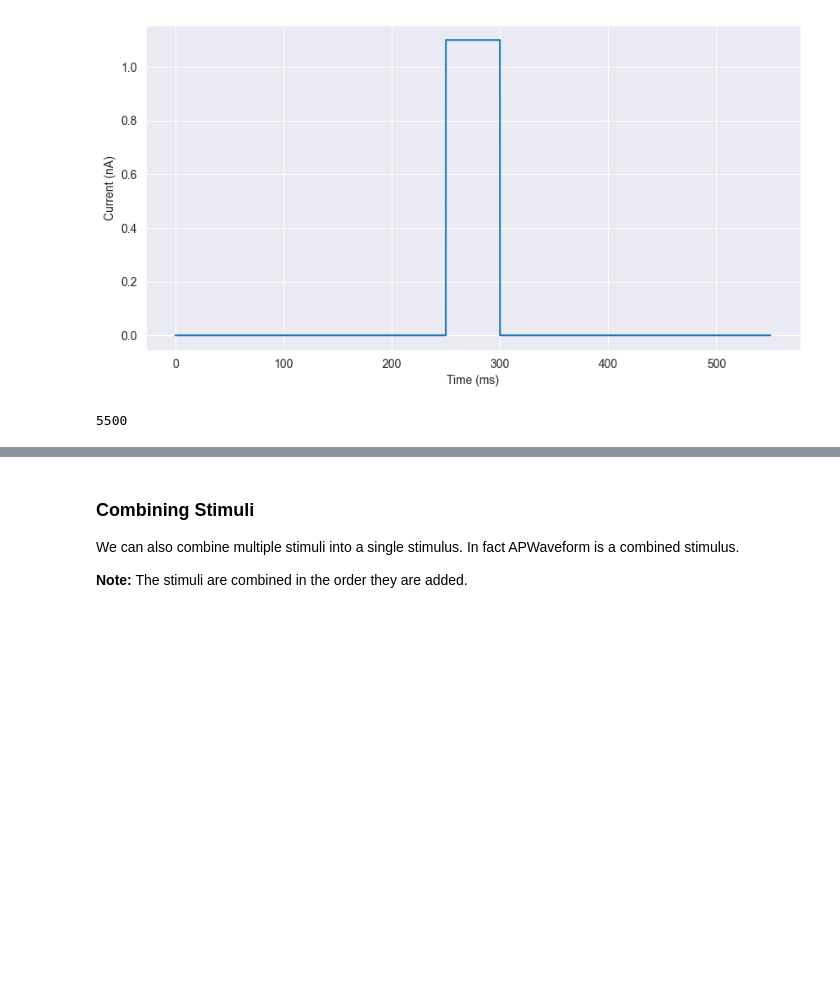
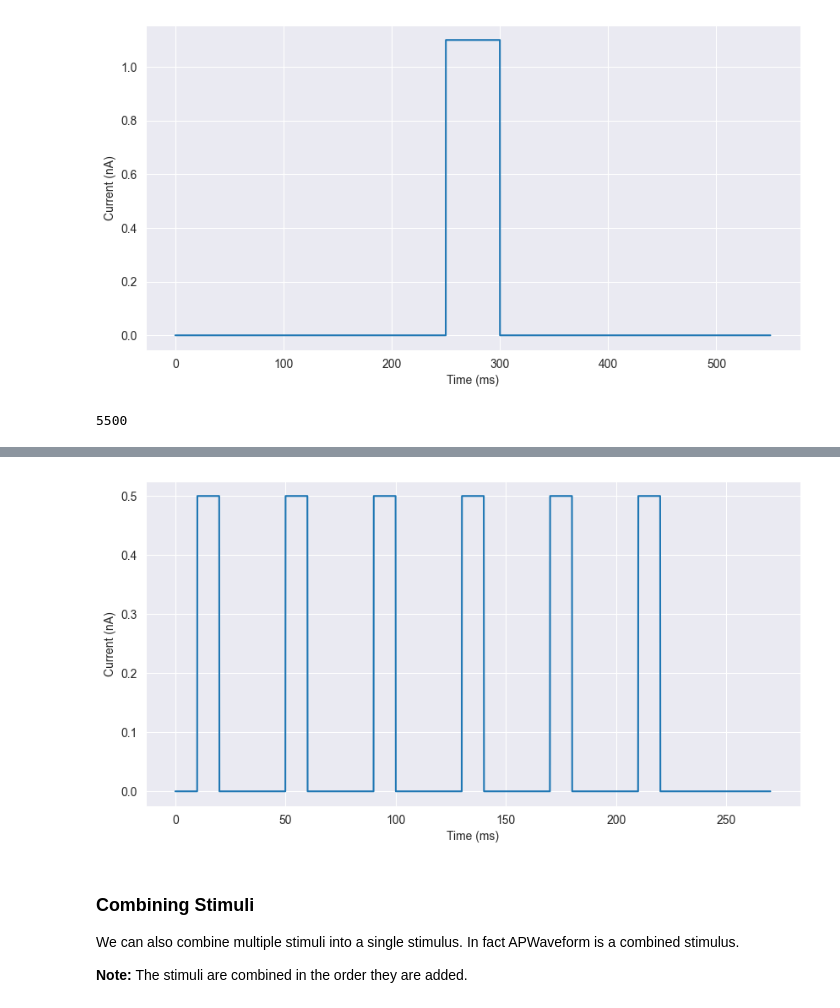
Before and after one commit to openbraininstitute/BlueCelluLab, a Jupyter notebook: examples/5-stimuli/stimuli.ipynb, the cells around one changed output, grey strips where cells are left out. Saved outputs shown, nothing was run; the diff lists cells and outputs as text; code cells hidden in the pictures; blank space fills up the shorter version.

Commit message:
add pulse factory stimulus

```diff
--- a/examples/5-stimuli/stimuli.ipynb
+++ b/examples/5-stimuli/stimuli.ipynb
@@ -88,3 +92,16 @@ len(apwaveform)
+# %%
+pulse_stimulus = stim_factory.pulse(
+    pre_delay=10.0,       # Pre-stimulus delay (ms)
+    duration=250.0,       # Pulse train duration (ms)
+    post_delay=10.0,      # Post-stimulus delay (ms)
+    width=10.0,             # Pulse width (ms)
+    frequency=25.0,        # Pulse frequency (Hz)
+    amplitude=0.5          # Pulse amplitude (nA)
+)
+
+ax = pulse_stimulus.plot()
+# %% [output]
+[figure, added]
 # %% [markdown]
 ### Combining Stimuli
 
```
Also changed, not shown: parts of 1 cell of this notebook, 2 other files.
